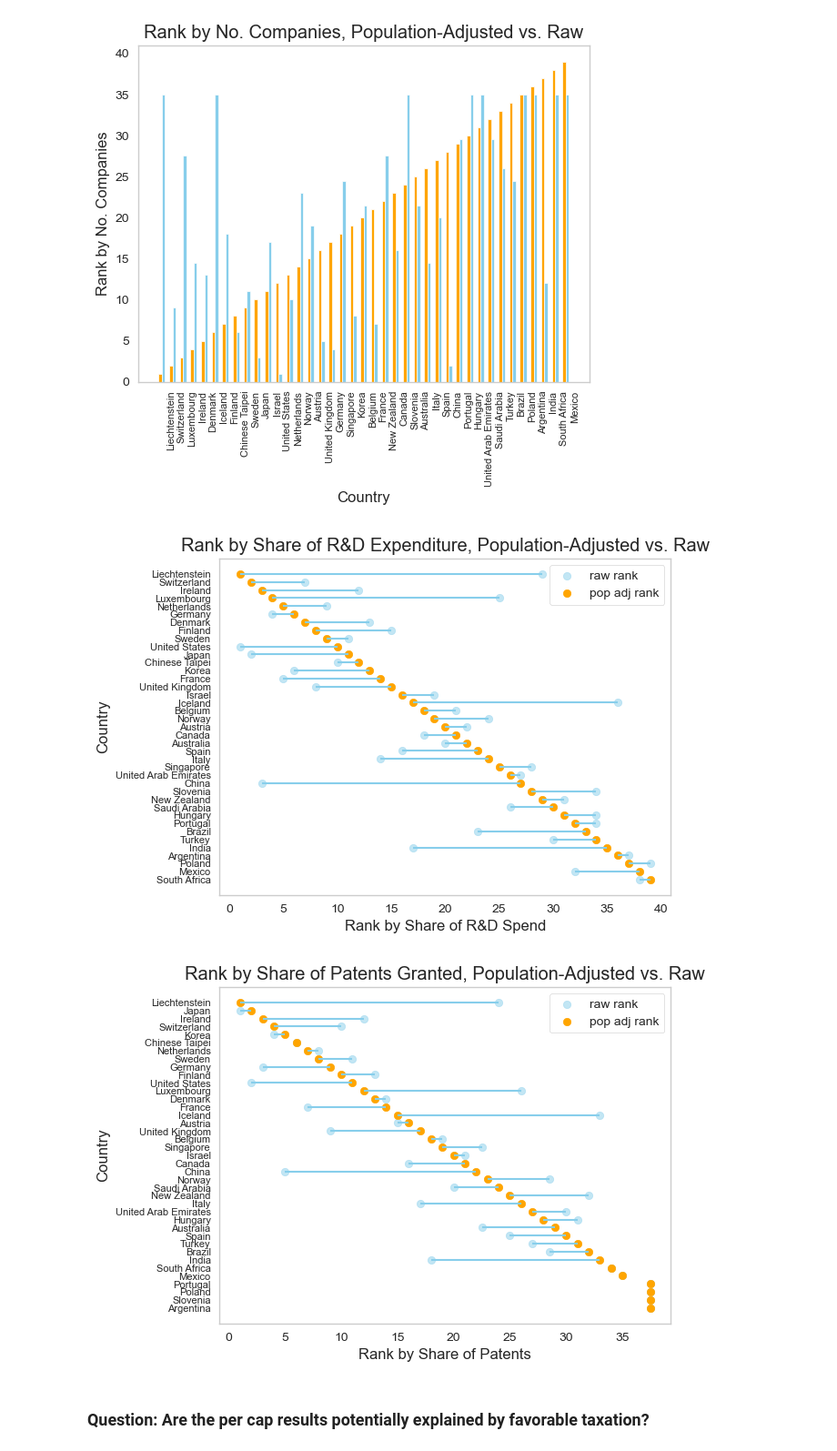
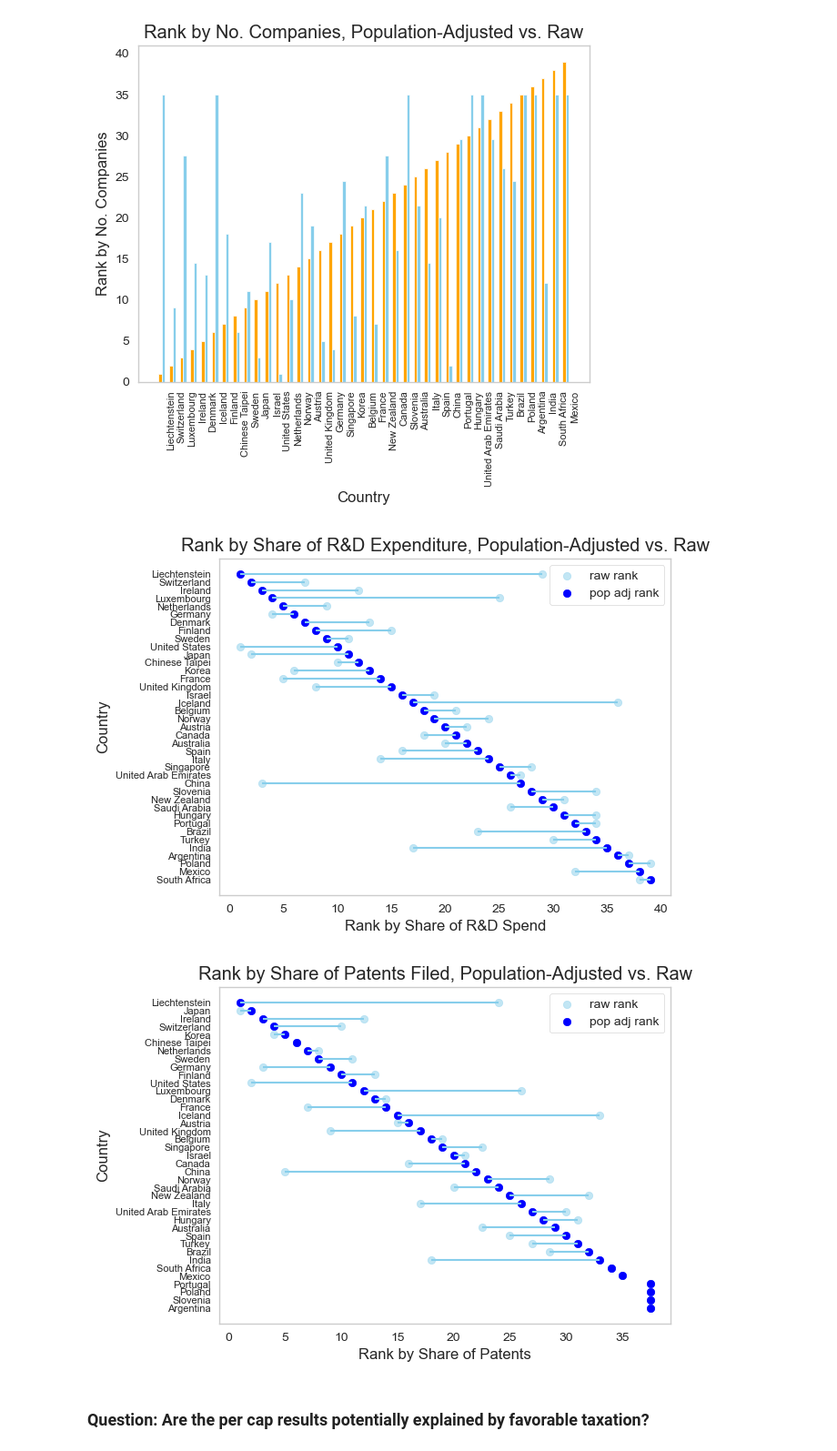
Before and after one commit to bassoonelephant/ip-productivity, a Jupyter notebook: ip_workbench.ipynb, the cells around one changed output. Shown at 91% size. Drawn from its saved outputs; the diff is of its cells as text; code cells hidden in the pictures.

```diff
--- a/ip_workbench.ipynb
+++ b/ip_workbench.ipynb
@@ -375,7 +375,7 @@ my_range = range(1, len(df.index)+1)
 # Plot the data
 plt.hlines(y = my_range, xmin = ordered_df['pop adj rank'], xmax = ordered_df['raw rank'], color='skyblue', alpha = 1)
 plt.scatter(ordered_df['raw rank'], my_range, color='skyblue', alpha=.5, label='raw rank')
-plt.scatter(ordered_df['pop adj rank'], my_range, color='orange', alpha=1, label='pop adj rank')
+plt.scatter(ordered_df['pop adj rank'], my_range, color='blue', alpha=1, label='pop adj rank')
 plt.grid(False)
 plt.legend()
 
@@ -388,36 +388,36 @@ plt.ylabel("Country")
 # Show graph
 plt.show()
 # %% [output]
-[figure, old version]
+[figure, new version]
 # %%
 # Rank by Patent Share - Lollipop chart with 2 observation series
 
 # Create a new dataframe to compare raw ranks and pop adj ranks
 value1 = country_analysis['rank_patent_share']
 value2 = country_analysis['rank_patent_pop']
 df = pd.DataFrame({'country':country_analysis['hq_country'], 'raw rank':value1, 'pop adj rank':value2})
 
 # Reorder based on the pop adj rank
 ordered_df = df.sort_values(by='pop adj rank', ascending = False)
 my_range = range(1, len(df.index)+1)
 
 # Plot the data
 plt.hlines(y = my_range, xmin = ordered_df['pop adj rank'], xmax = ordered_df['raw rank'], color='skyblue', alpha = 1)
 plt.scatter(ordered_df['raw rank'], my_range, color='skyblue', alpha=.5, label='raw rank')
-plt.scatter(ordered_df['pop adj rank'], my_range, color='orange', alpha=1, label='pop adj rank')
+plt.scatter(ordered_df['pop adj rank'], my_range, color='blue', alpha=1, label='pop adj rank')
 plt.grid(False)
 plt.legend()
 
 # Add title and axis data
 plt.yticks(my_range, ordered_df['country'], fontsize = 8)
 plt.title("Rank by Share of Patents Filed, Population-Adjusted vs. Raw")
 plt.xlabel("Rank by Share of Patents")
 plt.ylabel("Country")
 
 # Show graph
 plt.show()
 # %% [output]
-[figure, old version]
+[figure, new version]
 # %% [markdown]
 ### Question: Are the per cap results potentially explained by favorable taxation?
 # %%
```
Also changed, not shown: parts of 6 cells of this notebook.
